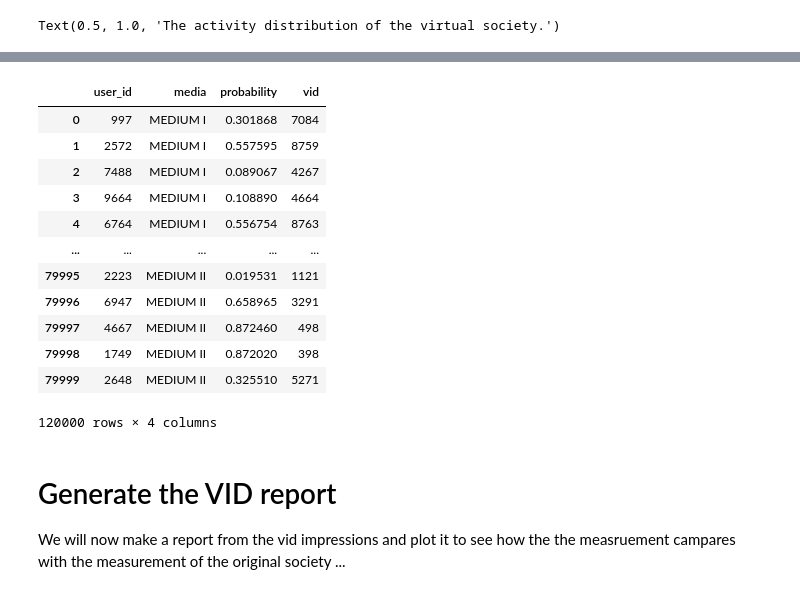
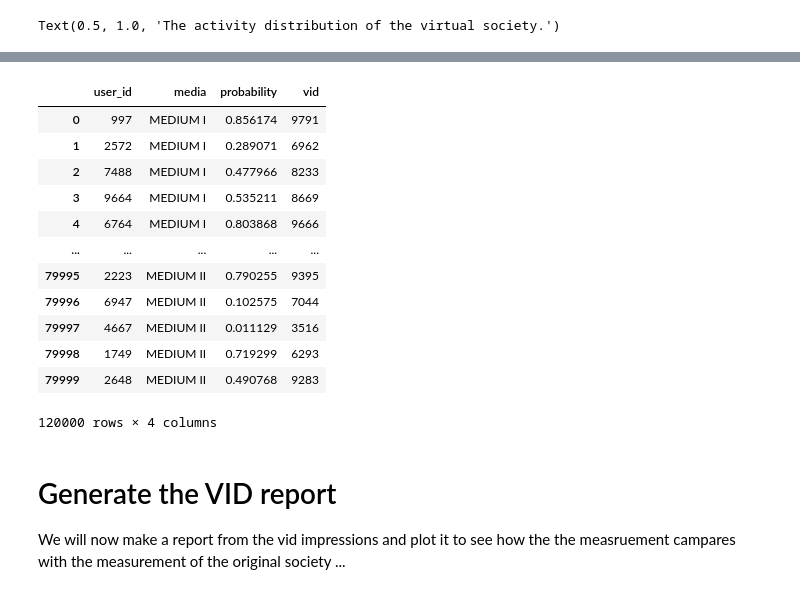
Before and after one commit to OpenMeasurement/audience_modeling_toolbox, a Jupyter notebook: notebooks/virtual_society_basic_illustration.ipynb, the cells around one changed output, grey strips where cells are left out. Saved outputs shown, nothing was run; the diff lists cells and outputs as text; code cells hidden in the pictures.

```diff
--- a/notebooks/virtual_society_basic_illustration.ipynb
+++ b/notebooks/virtual_society_basic_illustration.ipynb
@@ -86,7 +72,6 @@ Now that we have a society with their corresponding acitivities
 # %%
-# simulate a campaign with 400% on and 800% in each medium
-grps = [4 * population_size, 8 * population_size]
-impressions = society.simulate_impressions(grps, rng=np.random.default_rng(1234))
+n_impressions = [4 * population_size, 8 * population_size]
+impressions = society.simulate_impressions(n_impressions, rng=np.random.default_rng(1234))
 
 impressions
 # %% [output]
@@ -234,21 +216,21 @@ impressions
 # %%
 vid_impressions = virtual_society.assign_impressions(impressions)
+
+vid_impressions
+# %% [output]
+|  | user_id | media | probability | vid |
+| 0 | 997 | MEDIUM I | 0.856174 | 9791 |
+| 1 | 2572 | MEDIUM I | 0.289071 | 6962 |
+| 2 | 7488 | MEDIUM I | 0.477966 | 8233 |
+| 3 | 9664 | MEDIUM I | 0.535211 | 8669 |
+| 4 | 6764 | MEDIUM I | 0.803868 | 9666 |
+| ... | ... | ... | ... | ... |
+| 79995 | 2223 | MEDIUM II | 0.790255 | 9395 |
+| 79996 | 6947 | MEDIUM II | 0.102575 | 7044 |
+| 79997 | 4667 | MEDIUM II | 0.011129 | 3516 |
+| 79998 | 1749 | MEDIUM II | 0.719299 | 6293 |
+| 79999 | 2648 | MEDIUM II | 0.490768 | 9283 |
+120000 rows × 4 columns
-# %%
-impressions
-# %% [output]
-|  | user_id | media | probability | vid |
-| 0 | 997 | MEDIUM I | 0.301868 | 7084 |
-| 1 | 2572 | MEDIUM I | 0.557595 | 8759 |
-| 2 | 7488 | MEDIUM I | 0.089067 | 4267 |
-| 3 | 9664 | MEDIUM I | 0.108890 | 4664 |
-| 4 | 6764 | MEDIUM I | 0.556754 | 8763 |
-| ... | ... | ... | ... | ... |
-| 79995 | 2223 | MEDIUM II | 0.019531 | 1121 |
-| 79996 | 6947 | MEDIUM II | 0.658965 | 3291 |
-| 79997 | 4667 | MEDIUM II | 0.872460 | 498 |
-| 79998 | 1749 | MEDIUM II | 0.872020 | 398 |
-| 79999 | 2648 | MEDIUM II | 0.325510 | 5271 |
-120000 rows × 4 columns
 # %% [markdown]
 # Generate the VID report
 
```
Also changed, not shown: parts of 25 cells of this notebook.
